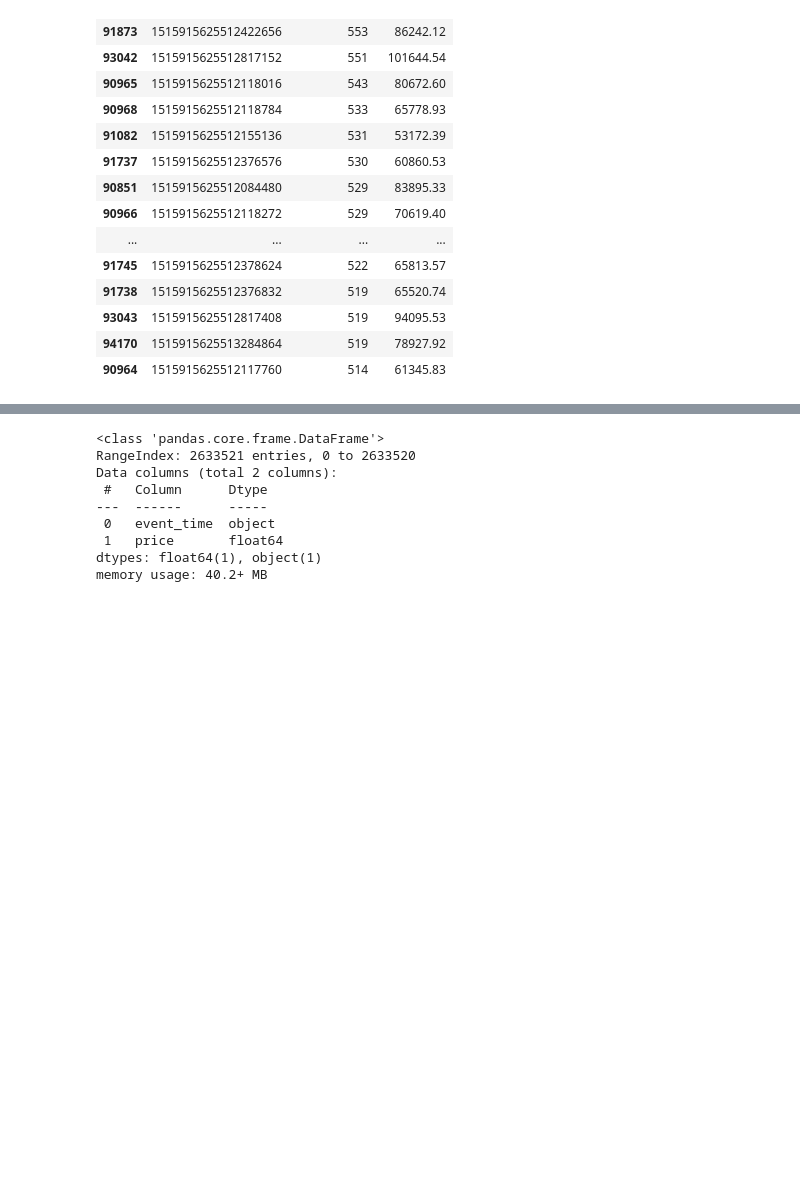
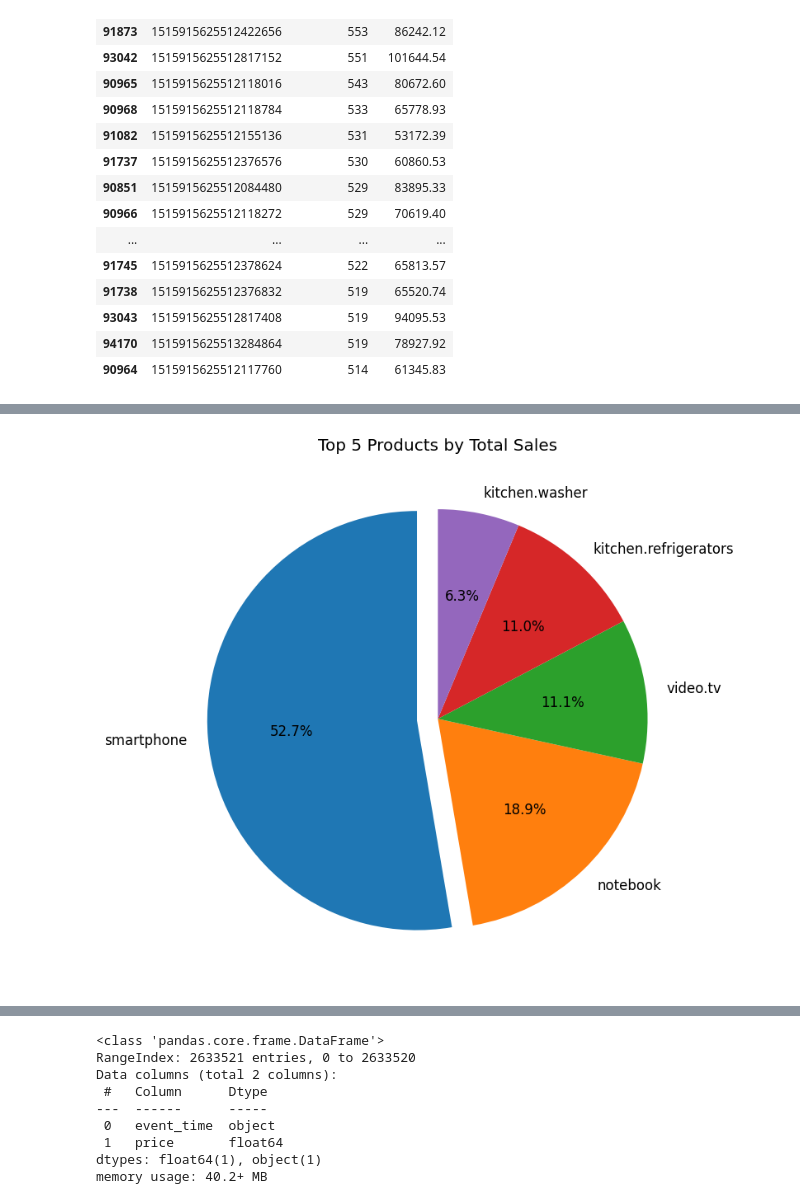
Before and after one commit to harimagar/Data-Science-Project, a Jupyter notebook: RecommendationSystem.ipynb, the cells around one changed output, grey strips where cells are left out. Saved outputs shown, nothing was run; the diff lists cells and outputs as text; code cells hidden in the pictures; blank space fills up the shorter version.

Commit message:
Product Analysis

```diff
--- a/RecommendationSystem.ipynb
+++ b/RecommendationSystem.ipynb
@@ -602,0 +741,7 @@ top_20_customers
+# %%
+df_product_1 = data[data['product'] != 'unknown'].groupby('product').agg(
+    total_users=('user_id', 'nunique'),
+    total_orders=('order_id', 'nunique'),
+    total_sales=('price', 'sum')
+).reset_index().sort_values(by='total_sales', ascending=False). reset_index(drop=True)
+df_product_1.head(10)
@@ -602,0 +760,15 @@ top_20_customers
+# %%
+# Plot the pie plot for top 5 products by sales
+# extract the top 5 catories as labels
+labels = df_product_1['product'][:5]
+# only "explode" the 1st slice (i.e. 'smartphone')
+explode = (0.1, 0, 0, 0, 0)
+
+fig, ax = plt.subplots(figsize=(8, 8))
+ax.pie(x=df_product_1.total_sales[:5], explode=explode, labels=labels, autopct='%1.1f%%', startangle=90)
+
+plt.title('Top 5 Products by Total Sales')
+plt.tight_layout()
+plt.show()
+# %% [output]
+[figure, added]
```
Also changed, not shown: parts of 14 cells of this notebook.
